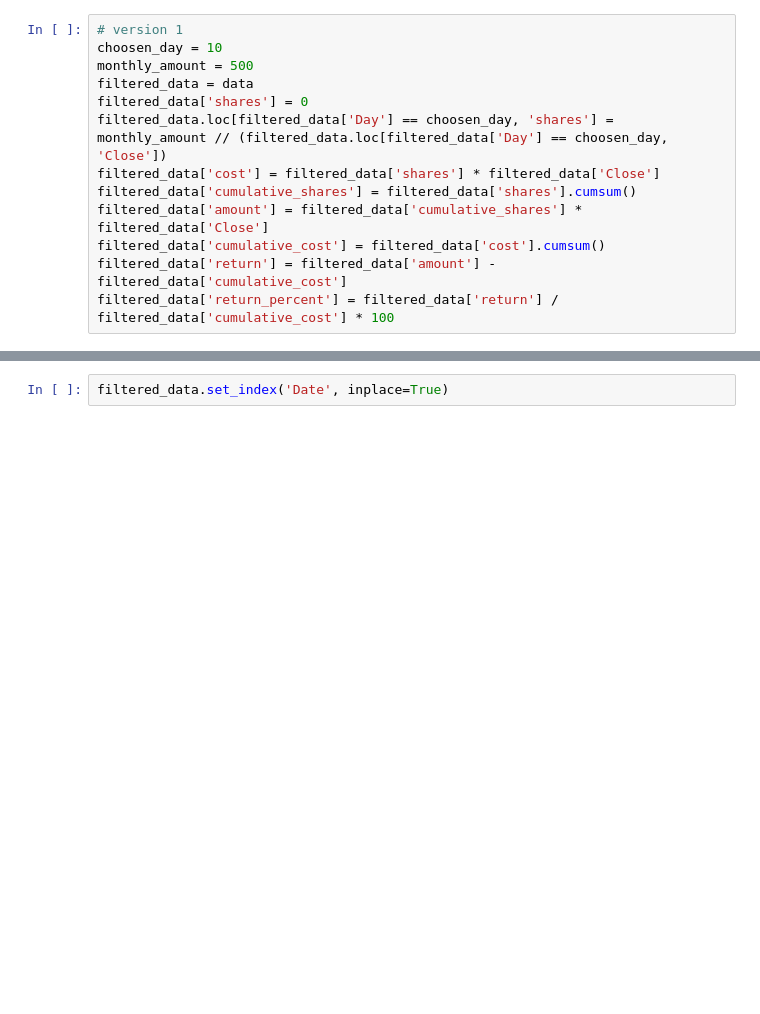
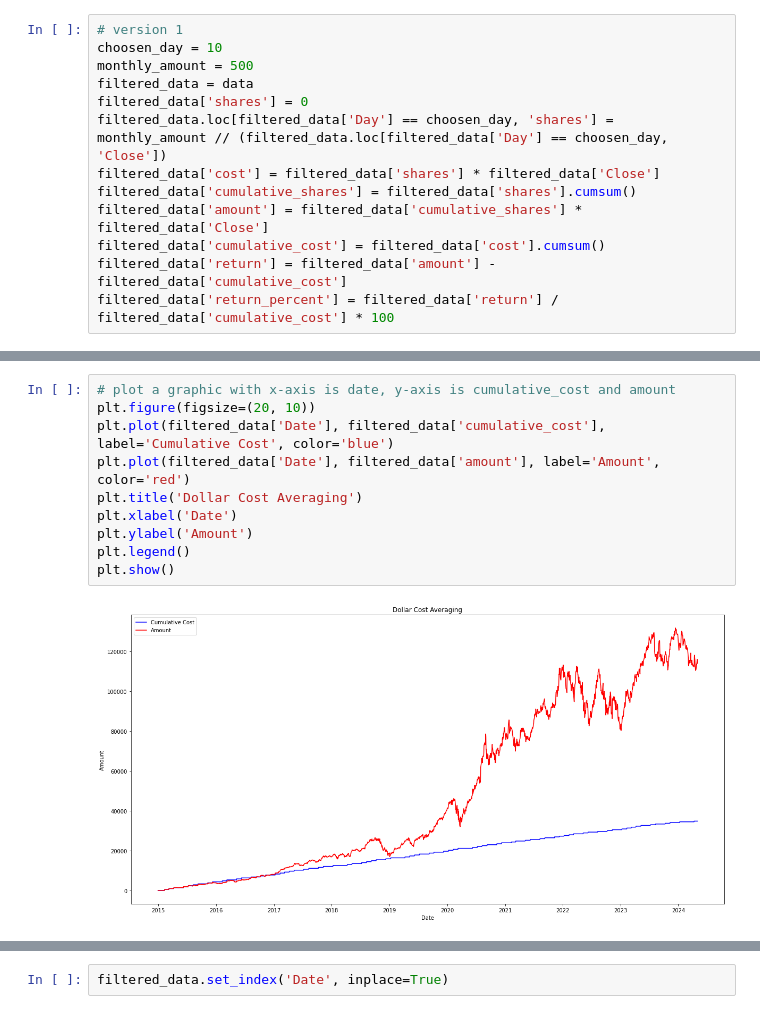
Before and after one commit to ck10100713/invest_adviser, a Jupyter notebook: fix_quantity.ipynb, the cells around one changed output, grey strips where cells are left out. Cells and saved outputs as stored; diff of their text form; blank space fills up the shorter version.

```diff
--- a/fix_quantity.ipynb
+++ b/fix_quantity.ipynb
@@ -48,0 +62,12 @@ filtered_data['return_percent'] = filtered_data['return'] / filtered_data['cumul
+# %%
+# plot a graphic with x-axis is date, y-axis is cumulative_cost and amount
+plt.figure(figsize=(20, 10))
+plt.plot(filtered_data['Date'], filtered_data['cumulative_cost'], label='Cumulative Cost', color='blue')
+plt.plot(filtered_data['Date'], filtered_data['amount'], label='Amount', color='red')
+plt.title('Dollar Cost Averaging')
+plt.xlabel('Date')
+plt.ylabel('Amount')
+plt.legend()
+plt.show()
+# %% [output]
+[figure, added]
```
Also changed, not shown: parts of 2 cells of this notebook, 10 other files.
